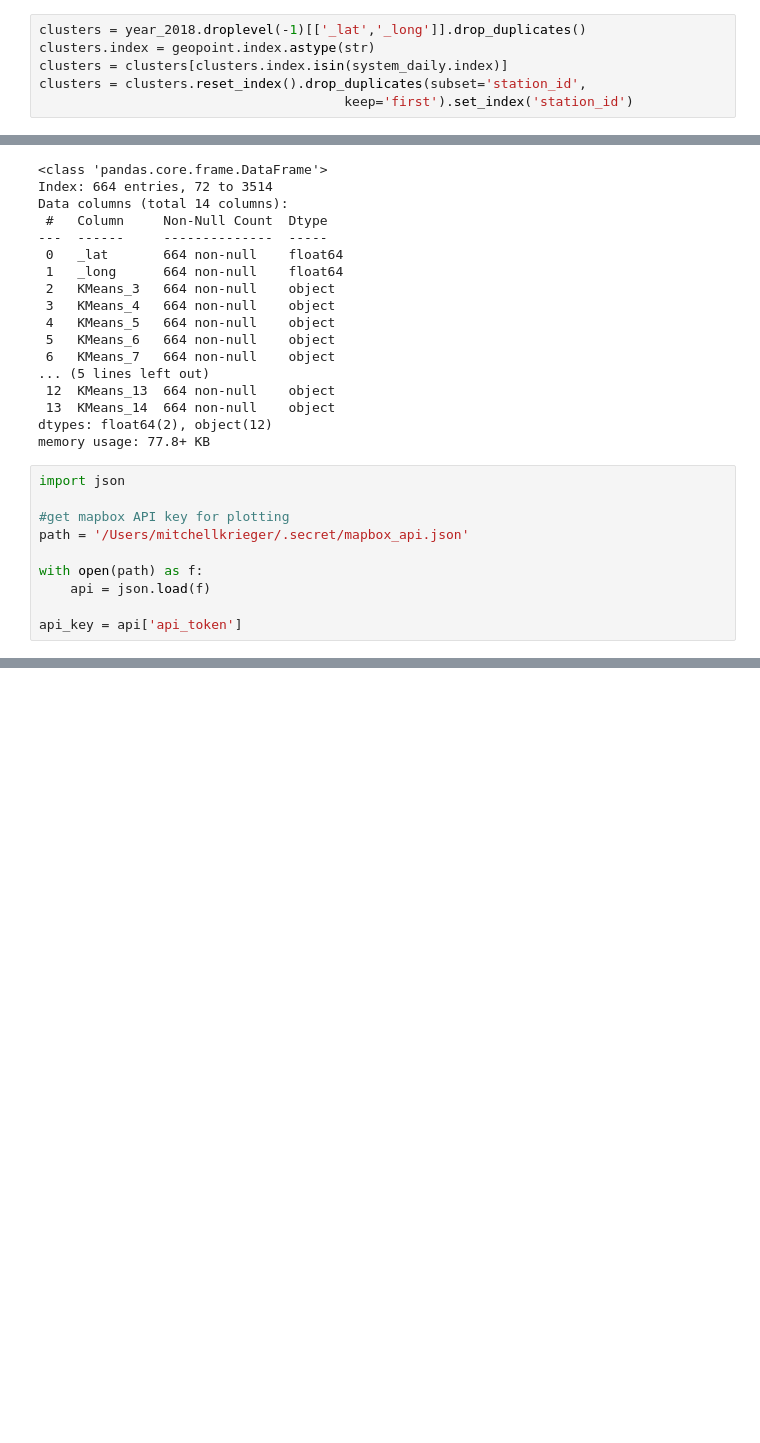
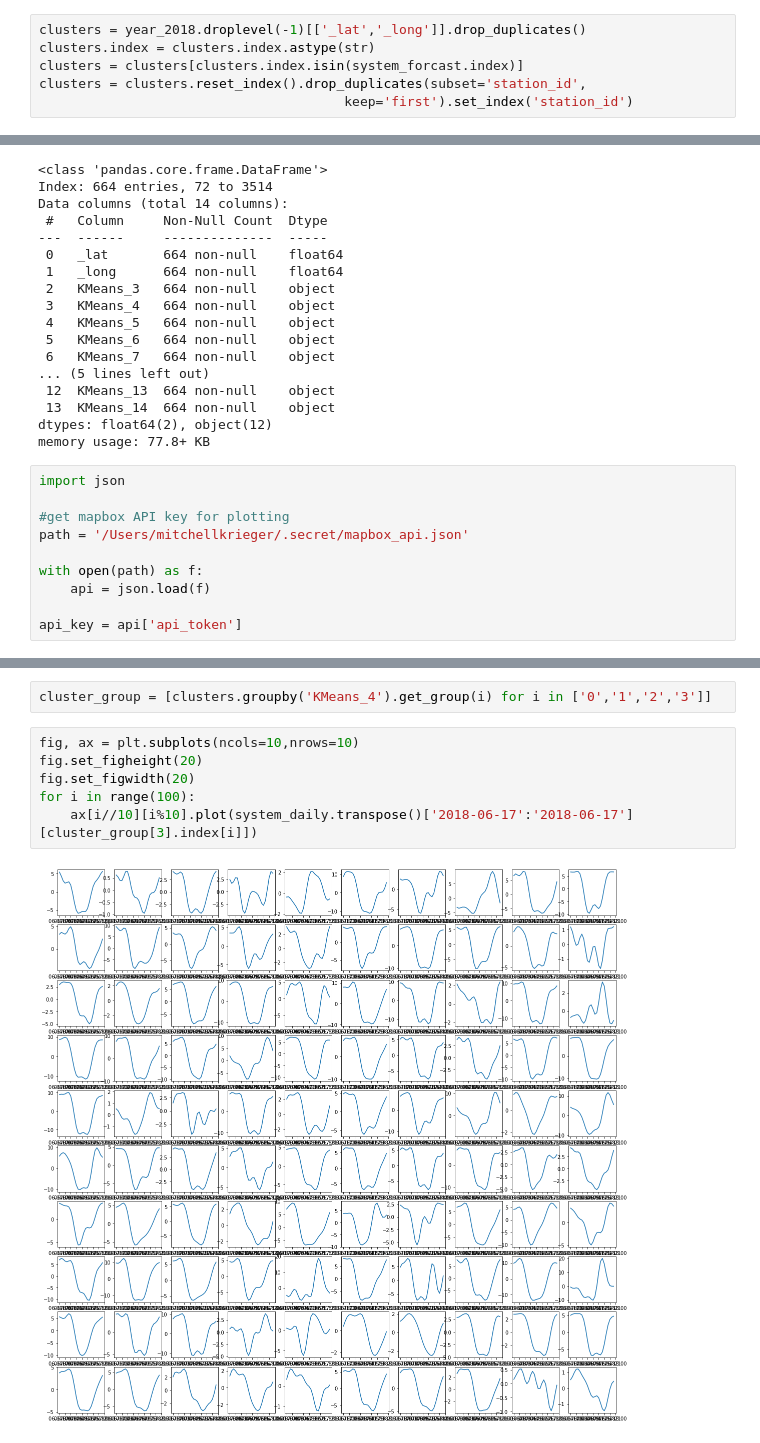
Before and after one commit to mitkrieg/citibike-timeseries, a Jupyter notebook: 03_clustering.ipynb, the cells around one changed output, grey strips where cells are left out. Cells and saved outputs as stored; diff of their text form; blank space fills up the shorter version.

```diff
--- a/03_clustering.ipynb
+++ b/03_clustering.ipynb
@@ -79,8 +75,8 @@ plt.show()
 year_2018 = pickle.load(open('./pickle/historical.pickle','rb'))
 # %%
 clusters = year_2018.droplevel(-1)[['_lat','_long']].drop_duplicates()
-clusters.index = geopoint.index.astype(str)
-clusters = clusters[clusters.index.isin(system_daily.index)]
+clusters.index = clusters.index.astype(str)
+clusters = clusters[clusters.index.isin(system_forcast.index)]
 clusters = clusters.reset_index().drop_duplicates(subset='station_id',
                                        keep='first').set_index('station_id')
 # %%
@@ -126,3 +122,13 @@ fig = px.scatter_mapbox(clusters, lat="_lat", lon="_long",
 fig.show()
 # %% [output]
 [interactive output not drawn]
+# %%
+cluster_group = [clusters.groupby('KMeans_4').get_group(i) for i in ['0','1','2','3']]
+# %%
+fig, ax = plt.subplots(ncols=10,nrows=10)
+fig.set_figheight(20)
+fig.set_figwidth(20)
+for i in range(100):
+    ax[i//10][i%10].plot(system_daily.transpose()['2018-06-17':'2018-06-17'][cluster_group[3].index[i]])
+# %% [output]
+[figure, added]
```
Also changed, not shown: parts of 21 cells of this notebook, 1 other file.
